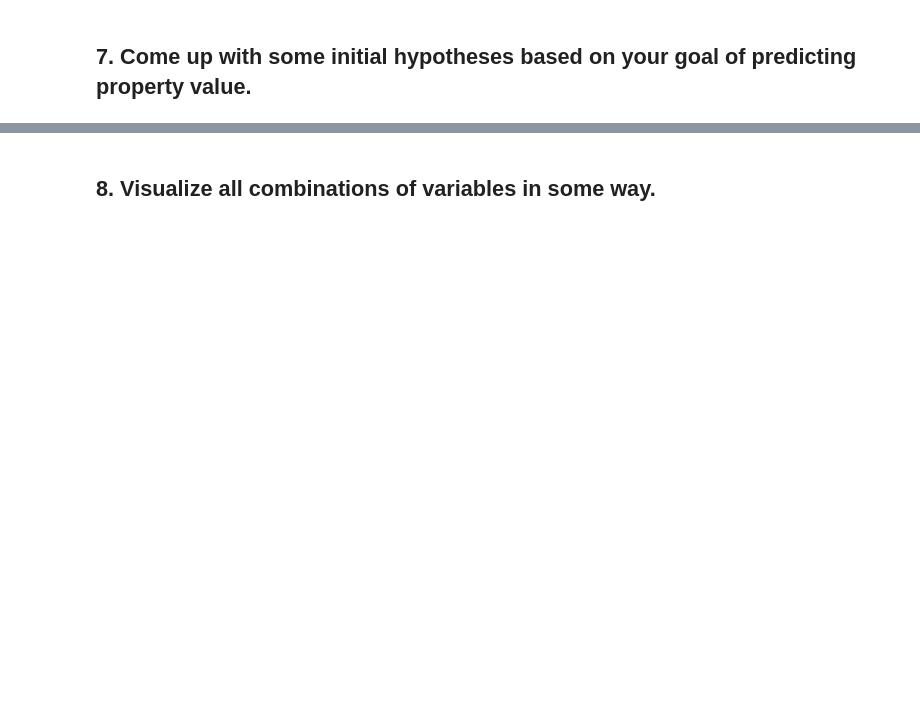
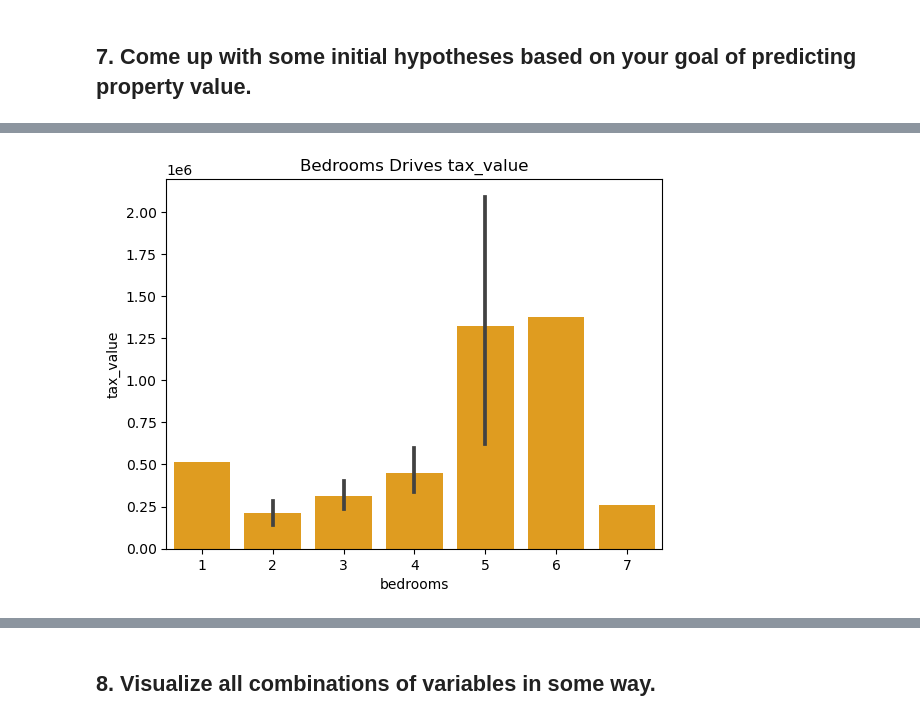
Before and after one commit to Marc-Aradillas/regression-exercises, a Jupyter notebook: explore.ipynb, the cells around one changed output, grey strips where cells are left out. Saved outputs shown, nothing was run; the diff lists cells and outputs as text; code cells hidden in the pictures; blank space fills up the shorter version.

```diff
--- a/explore.ipynb
+++ b/explore.ipynb
@@ -167,0 +191,5 @@ plot_categorical_and_continuous_vars(train, 'area', 'bedrooms')
+# %%
+sns.barplot(data = train, x='bedrooms', y='tax_value', color='orange').set(title='Bedrooms Drives tax_value')
+plt.show()
+# %% [output]
+[figure, added]
```
Also changed, not shown: parts of 53 cells of this notebook, 5 other files.
